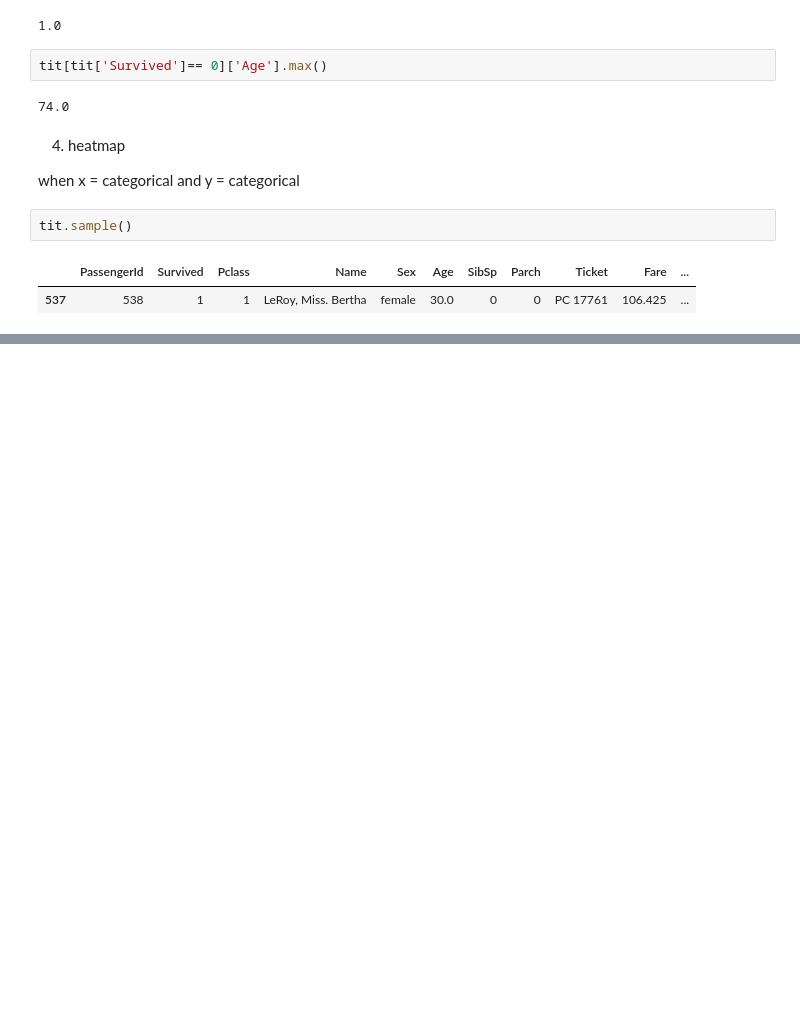
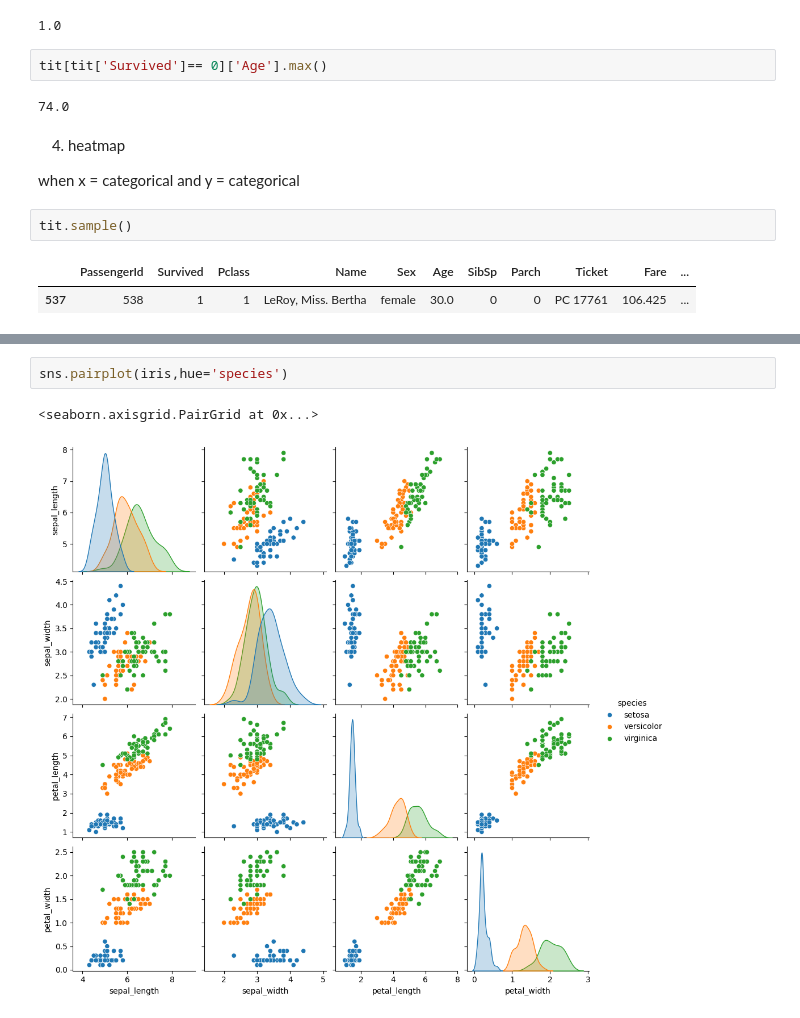
Before and after one commit to Basit715/eda-featureengineering, a Jupyter notebook: EDA.ipynb, the cells around one changed output, grey strips where cells are left out. Cells and saved outputs as stored; diff of their text form; blank space fills up the shorter version.

```diff
--- a/EDA.ipynb
+++ b/EDA.ipynb
@@ -384,0 +396,5 @@ tit.sample()
+# %%
+sns.pairplot(iris,hue='species')
+# %% [output]
+<seaborn.axisgrid.PairGrid at 0x...>
+[figure, added]
```
Also changed, not shown: parts of 5 cells of this notebook.
